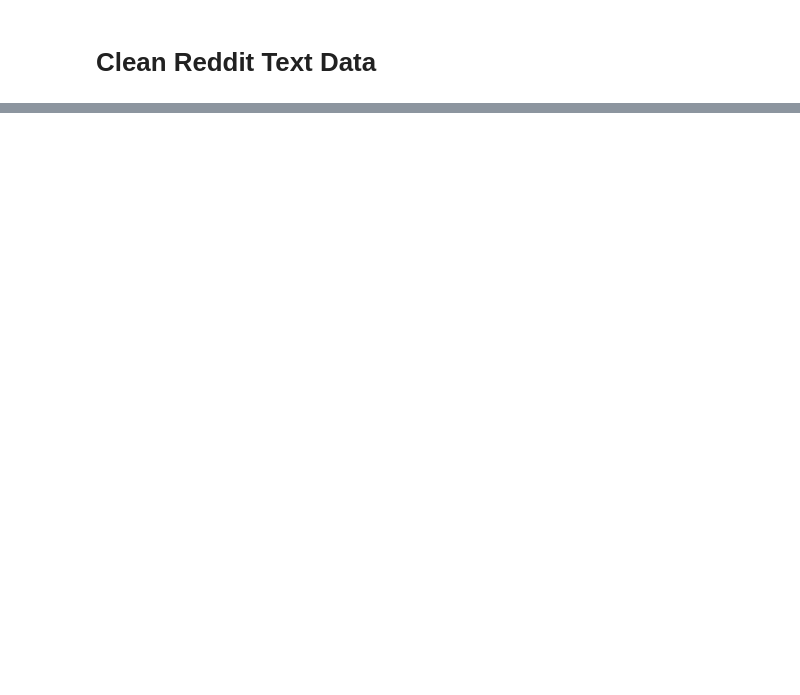
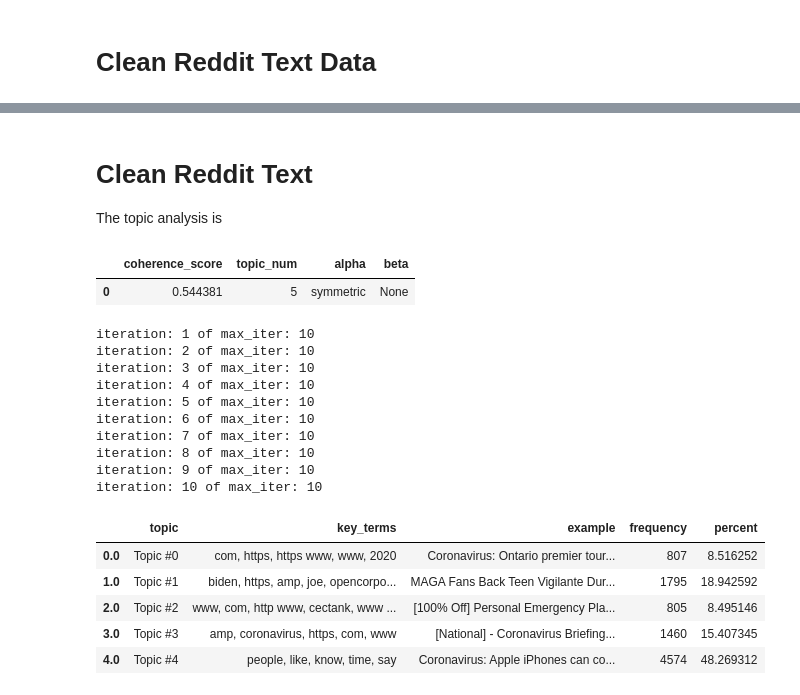
Before and after one commit to DCMSstats/covid-19-disinformation, a Jupyter notebook: analysis/clean_text.ipynb, the cells around one changed output, grey strips where cells are left out. Saved outputs shown, nothing was run; the diff lists cells and outputs as text; code cells hidden in the pictures; blank space fills up the shorter version.

```diff
--- a/analysis/clean_text.ipynb
+++ b/analysis/clean_text.ipynb
@@ -49,0 +71,33 @@ word_count_dataframe = pd.DataFrame(word_count_ordered)
+# %% [markdown]
+# Clean Reddit Text
+
+The topic analysis is
+# %%
+topic_num = 5
+alpha = 'default'
+beta = 'default'
+
+topic_a.calculate_model_score(topic_num= topic_num, alpha=alpha, beta = beta)
+# %% [output]
+|  | coherence_score | topic_num | alpha | beta |
+| 0 | 0.544381 | 5 | symmetric | None |
+# %%
+topic_a.model_LDA()
+topic_a.output_topics()
+# %% [output]
+iteration: 1 of max_iter: 10
+iteration: 2 of max_iter: 10
+iteration: 3 of max_iter: 10
+iteration: 4 of max_iter: 10
+iteration: 5 of max_iter: 10
+iteration: 6 of max_iter: 10
+iteration: 7 of max_iter: 10
+iteration: 8 of max_iter: 10
+iteration: 9 of max_iter: 10
+iteration: 10 of max_iter: 10
+|  | topic | key_terms | example | frequency | percent |
+| 0.0 | Topic #0 | com, https, https www, www, 2020 | Coronavirus: Ontario premier tour... | 807 | 8.516252 |
+| 1.0 | Topic #1 | biden, https, amp, joe, opencorpo... | MAGA Fans Back Teen Vigilante Dur... | 1795 | 18.942592 |
+| 2.0 | Topic #2 | www, com, http www, cectank, www ... | [100% Off] Personal Emergency Pla... | 805 | 8.495146 |
+| 3.0 | Topic #3 | amp, coronavirus, https, com, www | [National] - Coronavirus Briefing... | 1460 | 15.407345 |
+| 4.0 | Topic #4 | people, like, know, time, say | Coronavirus: Apple iPhones can co... | 4574 | 48.269312 |
```
Also changed, not shown: parts of 14 cells of this notebook, 2 other files.
